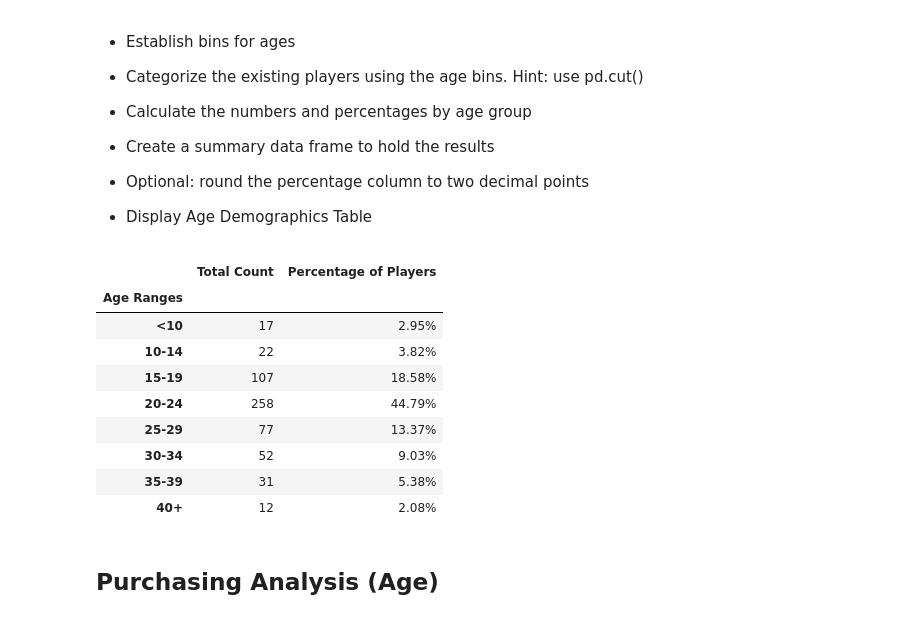
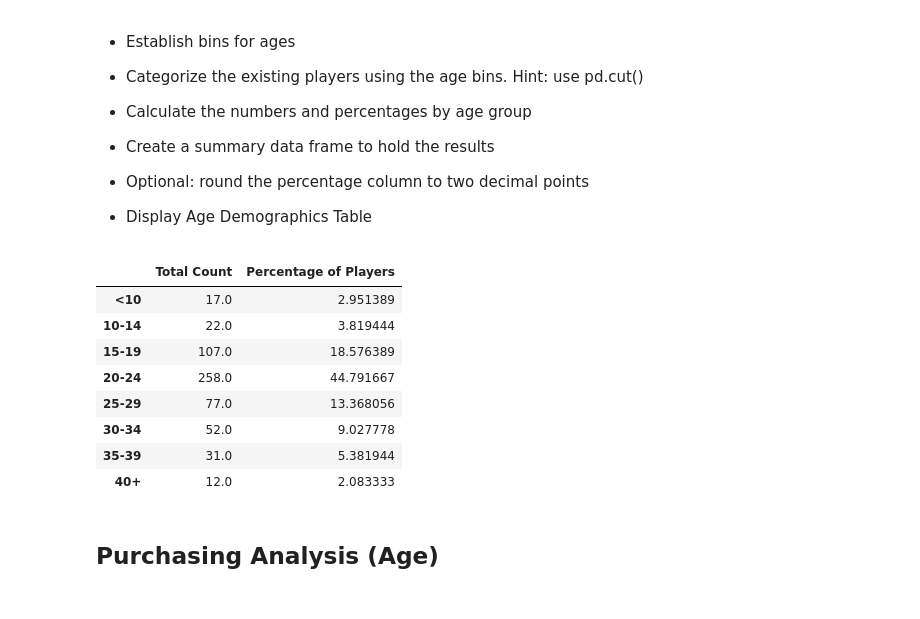
Before and after one commit to kmspitzer/Video-Game-Usage-Analysis, a Jupyter notebook: HeroesOfPymoli/HeroesOfPymoli.ipynb, the cells around one changed output. Drawn from its saved outputs; the diff is of its cells as text; code cells hidden in the pictures.

```diff
--- a/HeroesOfPymoli/HeroesOfPymoli.ipynb
+++ b/HeroesOfPymoli/HeroesOfPymoli.ipynb
@@ -161,31 +163,40 @@ gend_purch_analysis_df
 # %%
 # Create the bins in which Data will be held
 
 bins = [0, 9.9, 14.9, 19.9, 24.9, 29.9, 34.9, 39.9, 100]
 
 # Create the names for the five bins
 age_categories = ["<10", "10-14", "15-19", "20-24", "25-29", "30-34", "35-39", "40+"]
+user_age_df = purchase_data[["SN", "Age"]]
 
-purchase_data["Age Ranges"] = pd.cut(purchase_data["Age"], bins, labels=age_categories, include_lowest=False)
+unique_user_df = user_age_df.drop_duplicates(subset="SN", keep="first", inplace=False).copy()
+
+unique_user_df["Age Ranges"] = pd.cut(unique_user_df["Age"], bins, labels=age_categories, include_lowest=False)
+
+
+total_count_df = unique_user_df.groupby("Age Ranges")["SN"].count()
+
+percent_player_df = (total_count_df/total_players)*100
+
+
+combined_df = pd.merge(total_count_df, percent_player_df, on="Age Ranges")
+combined_df
+
+
+values_list = combined_df.values.tolist()
+
+age_demo_df = pd.DataFrame(values_list, index=age_categories, columns=["Total Count", 'Percentage of Players'])
+age_demo_df
+# %% [output]
+|  | Total Count | Percentage of Players |
+| <10 | 17.0 | 2.951389 |
+| 10-14 | 22.0 | 3.819444 |
+| 15-19 | 107.0 | 18.576389 |
+| 20-24 | 258.0 | 44.791667 |
+| 25-29 | 77.0 | 13.368056 |
+| 30-34 | 52.0 | 9.027778 |
+| 35-39 | 31.0 | 5.381944 |
+| 40+ | 12.0 | 2.083333 |
-# %%
-strip_dups_df = purchase_data.groupby(["Age Ranges", "SN"]).count()
-total_count_df = strip_dups_df.groupby("Age Ranges")["Purchase ID"].count()
-percent_player_df = (total_count_df/total_players)*100
-age_demo_df = pd.merge(total_count_df, percent_player_df, on="Age Ranges")
-age_demo_df.rename(columns={"Purchase ID_x":"Total Count", "Purchase ID_y":"Percentage of Players"}, inplace=True)
-age_demo_df["Percentage of Players"] = age_demo_df["Percentage of Players"].map("{:.2f}%".format)
-age_demo_df
-# %% [output]
-|  | Total Count | Percentage of Players |
-| Age Ranges |  |  |
-| <10 | 17 | 2.95% |
-| 10-14 | 22 | 3.82% |
-| 15-19 | 107 | 18.58% |
-| 20-24 | 258 | 44.79% |
-| 25-29 | 77 | 13.37% |
-| 30-34 | 52 | 9.03% |
-| 35-39 | 31 | 5.38% |
-| 40+ | 12 | 2.08% |
 # %% [markdown]
 ## Purchasing Analysis (Age)
 # %% [markdown]
```
Also changed, not shown: parts of 6 cells of this notebook.
